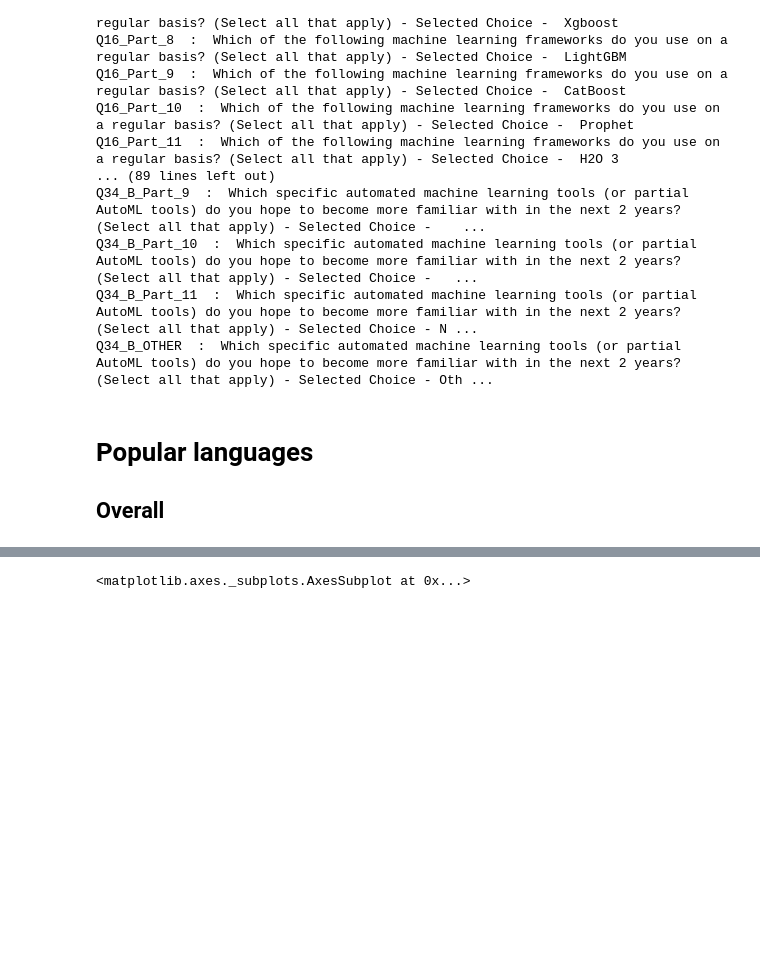
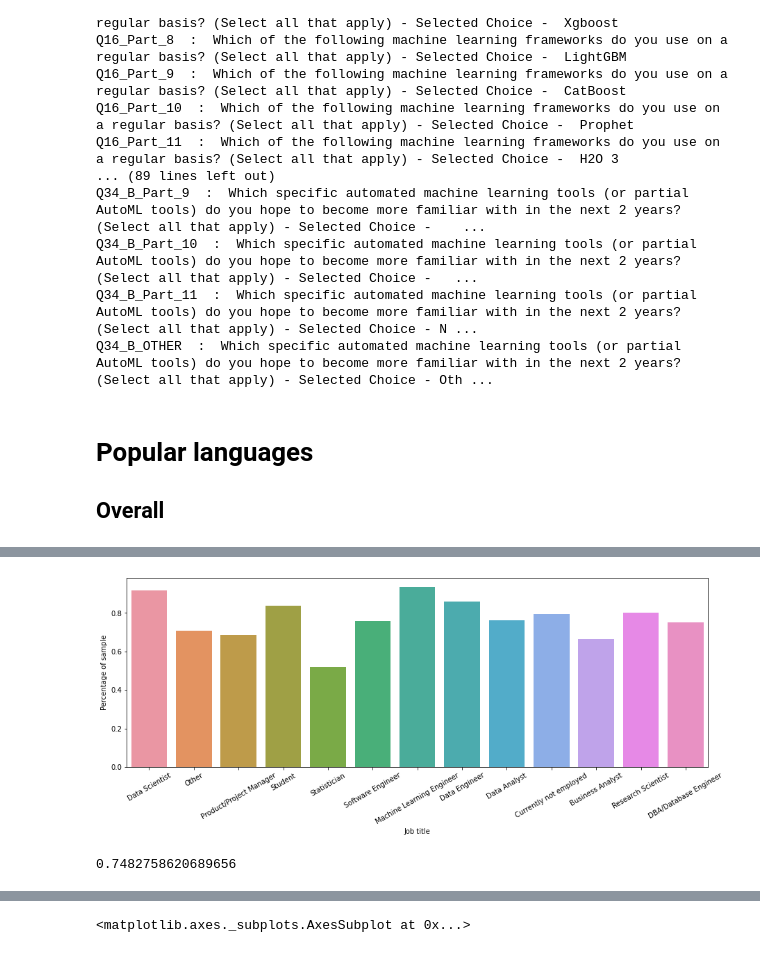
Before and after one commit to JonathanLooman/Exploratory-Analysis-into-getting-a-job-in-Data-Science, a Jupyter notebook: Aspiring Data Scientist.ipynb, the cells around one changed output, grey strips where cells are left out. Drawn from its saved outputs; the diff is of its cells as text; code cells hidden in the pictures; blank space fills up the shorter version.

Commit message:
another update
completed graphs for blog

```diff
--- a/Aspiring Data Scientist.ipynb
+++ b/Aspiring Data Scientist.ipynb
@@ -73,0 +74,23 @@ Text(0, 0.5, 'Percentage of sample')
+# %%
+    dict_of_prof = {}
+    for x in set(df.iloc[1:,:]['Q5']):
+        if str(x) !='nan':
+            dict_of_prof[x] = (df[df['Q5']==x]['Q7_Part_1'].isnull()==False).mean()
+
+
+
+    keys = list(dict_of_prof.keys())
+    # get values in the same order as keys, and parse percentage values
+    vals = [float(dict_of_prof[k]) for k in keys]
+    plt.figure(figsize=(15,5))
+    #sns.barplot(x=keys, y=vals )
+    g = sns.barplot(x=keys, y=vals)
+    plt.xlabel('Job title')
+    plt.ylabel('Percentage of sample')
+    g.set_xticklabels(rotation=30, labels = keys);
+# %% [output]
+[figure, added]
+# %%
+(df[df['Q5']=='Statistician']['Q7_Part_2'].isnull()==False).mean()
+# %% [output]
+0.7482758620689656
```
Also changed, not shown: parts of 5 cells of this notebook, 1 other file.
